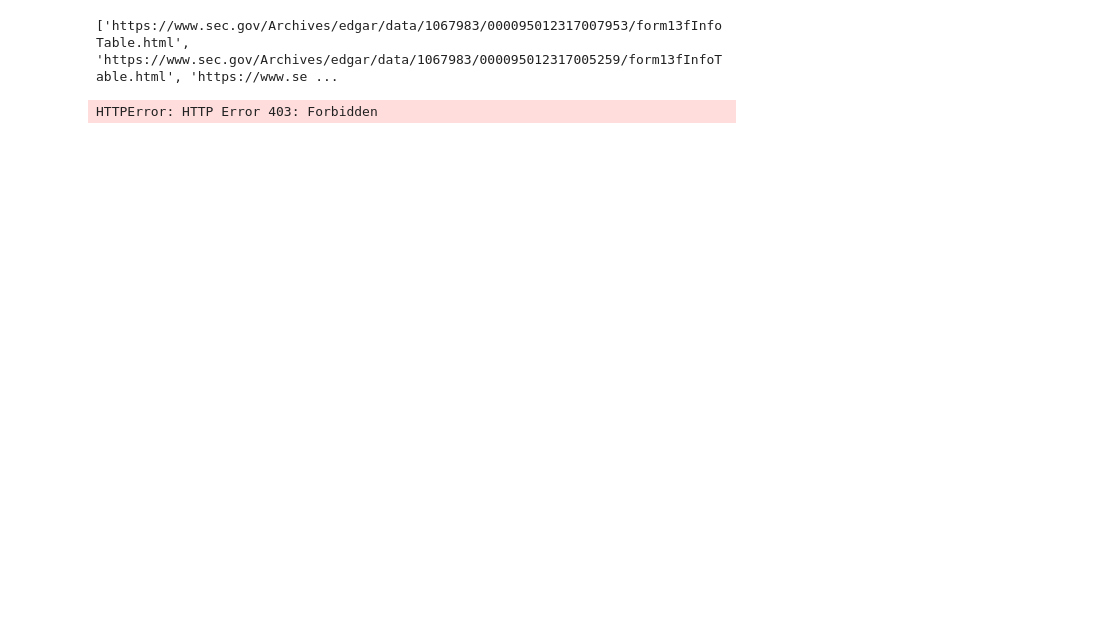
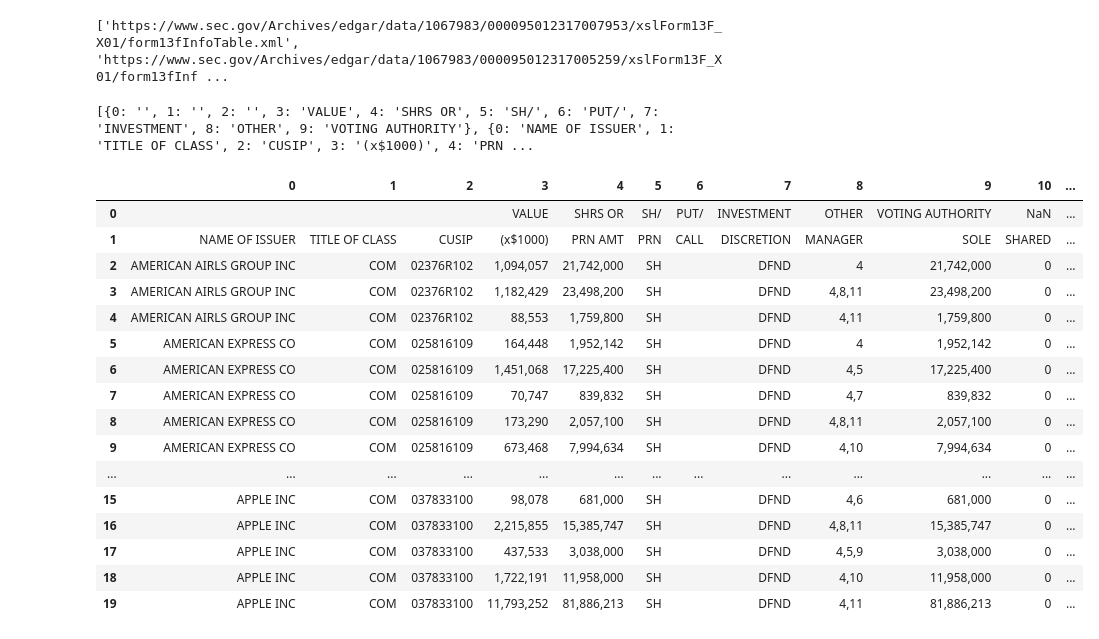
Before and after one commit to shanegela/DataAnalytics, a Jupyter notebook: Project1/13FXML.ipynb, the cells around one changed output. Saved outputs shown, nothing was run; the diff lists cells and outputs as text; code cells hidden in the pictures; blank space fills up the shorter version.

```diff
--- a/Project1/13FXML.ipynb
+++ b/Project1/13FXML.ipynb
@@ -21,15 +21,8 @@ for tr in soup.find("table",{"class":"tableFile2"}).find_all("tr"):
         if (first_td.text == "13F-HR"): # don't want amendments
             for a in tr.find_all("a", href=True):
                 link= "/".join(a["href"].split("/")[0:6])
-                xmls.append(base_url + link + "/form13fInfoTable.html")
+                xmls.append(base_url + link + "/xslForm13F_X01/form13fInfoTable.xml")
 
 print(xmls)
 # %% [output]
-['https://www.sec.gov/Archives/edgar/data/1067983/000095012317007953/form13fInfoTable.html', 'https://www.sec.gov/Archives/edgar/data/1067983/000095012317005259/form13fInfoTable.html', 'https://www.se ...
+['https://www.sec.gov/Archives/edgar/data/1067983/000095012317007953/xslForm13F_X01/form13fInfoTable.xml', 'https://www.sec.gov/Archives/edgar/data/1067983/000095012317005259/xslForm13F_X01/form13fInf ...
-# %%
-for myxml in xmls[0:1]:
-#     page = requests.get(xml)
-#     soup = BeautifulSoup(page.text, "lxml")
-    pd.read_html(myxml)
-# %% [output]
-HTTPError: HTTP Error 403: Forbidden
@@ -35,0 +43,45 @@ HTTPError: HTTP Error 403: Forbidden
+# %%
+for myxml in xmls[0:1]:
+    #print(myxml)
+    page = requests.get(myxml)
+    soup = BeautifulSoup(page.text, "lxml")
+    table = soup.find("table",{"summary":"Form 13F-NT Header Information"})
+
+
+    #column_headers = ['ID','Available Quota', 'Live Weight Pounds', 'Price', 'Date Posted']
+    records = []
+    for idy, row in enumerate(table.findAll('tr')):
+        if idy == 0:
+            continue
+        cols = row.findAll('td')
+        record = {}
+        for idx, col in enumerate(cols):
+            record[idx] = col.text.strip()
+            #print(col.text.strip())
+        records.append(record)
+        #print(records)
+
+    print(records)
+# %% [output]
+[{0: '', 1: '', 2: '', 3: 'VALUE', 4: 'SHRS OR', 5: 'SH/', 6: 'PUT/', 7: 'INVESTMENT', 8: 'OTHER', 9: 'VOTING AUTHORITY'}, {0: 'NAME OF ISSUER', 1: 'TITLE OF CLASS', 2: 'CUSIP', 3: '(x$1000)', 4: 'PRN ...
+# %%
+df = pd.DataFrame.from_dict(records)
+df.head(20)
+# %% [output]
+|  | 0 | 1 | 2 | 3 | 4 | 5 | 6 | 7 | 8 | 9 | 10 | ... |
+| 0 |  |  |  | VALUE | SHRS OR | SH/ | PUT/ | INVESTMENT | OTHER | VOTING AUTHORITY | NaN | ... |
+| 1 | NAME OF ISSUER | TITLE OF CLASS | CUSIP | (x$1000) | PRN AMT | PRN | CALL | DISCRETION | MANAGER | SOLE | SHARED | ... |
+| 2 | AMERICAN AIRLS GROUP INC | COM | 02376R102 | 1,094,057 | 21,742,000 | SH |  | DFND | 4 | 21,742,000 | 0 | ... |
+| 3 | AMERICAN AIRLS GROUP INC | COM | 02376R102 | 1,182,429 | 23,498,200 | SH |  | DFND | 4,8,11 | 23,498,200 | 0 | ... |
+| 4 | AMERICAN AIRLS GROUP INC | COM | 02376R102 | 88,553 | 1,759,800 | SH |  | DFND | 4,11 | 1,759,800 | 0 | ... |
+| 5 | AMERICAN EXPRESS CO | COM | 025816109 | 164,448 | 1,952,142 | SH |  | DFND | 4 | 1,952,142 | 0 | ... |
+| 6 | AMERICAN EXPRESS CO | COM | 025816109 | 1,451,068 | 17,225,400 | SH |  | DFND | 4,5 | 17,225,400 | 0 | ... |
+| 7 | AMERICAN EXPRESS CO | COM | 025816109 | 70,747 | 839,832 | SH |  | DFND | 4,7 | 839,832 | 0 | ... |
+| 8 | AMERICAN EXPRESS CO | COM | 025816109 | 173,290 | 2,057,100 | SH |  | DFND | 4,8,11 | 2,057,100 | 0 | ... |
+| 9 | AMERICAN EXPRESS CO | COM | 025816109 | 673,468 | 7,994,634 | SH |  | DFND | 4,10 | 7,994,634 | 0 | ... |
+| ... | ... | ... | ... | ... | ... | ... | ... | ... | ... | ... | ... | ... |
+| 15 | APPLE INC | COM | 037833100 | 98,078 | 681,000 | SH |  | DFND | 4,6 | 681,000 | 0 | ... |
+| 16 | APPLE INC | COM | 037833100 | 2,215,855 | 15,385,747 | SH |  | DFND | 4,8,11 | 15,385,747 | 0 | ... |
+| 17 | APPLE INC | COM | 037833100 | 437,533 | 3,038,000 | SH |  | DFND | 4,5,9 | 3,038,000 | 0 | ... |
+| 18 | APPLE INC | COM | 037833100 | 1,722,191 | 11,958,000 | SH |  | DFND | 4,10 | 11,958,000 | 0 | ... |
+| 19 | APPLE INC | COM | 037833100 | 11,793,252 | 81,886,213 | SH |  | DFND | 4,11 | 81,886,213 | 0 | ... |
```
Also changed, not shown: parts of 2 cells of this notebook, 1 other file.
